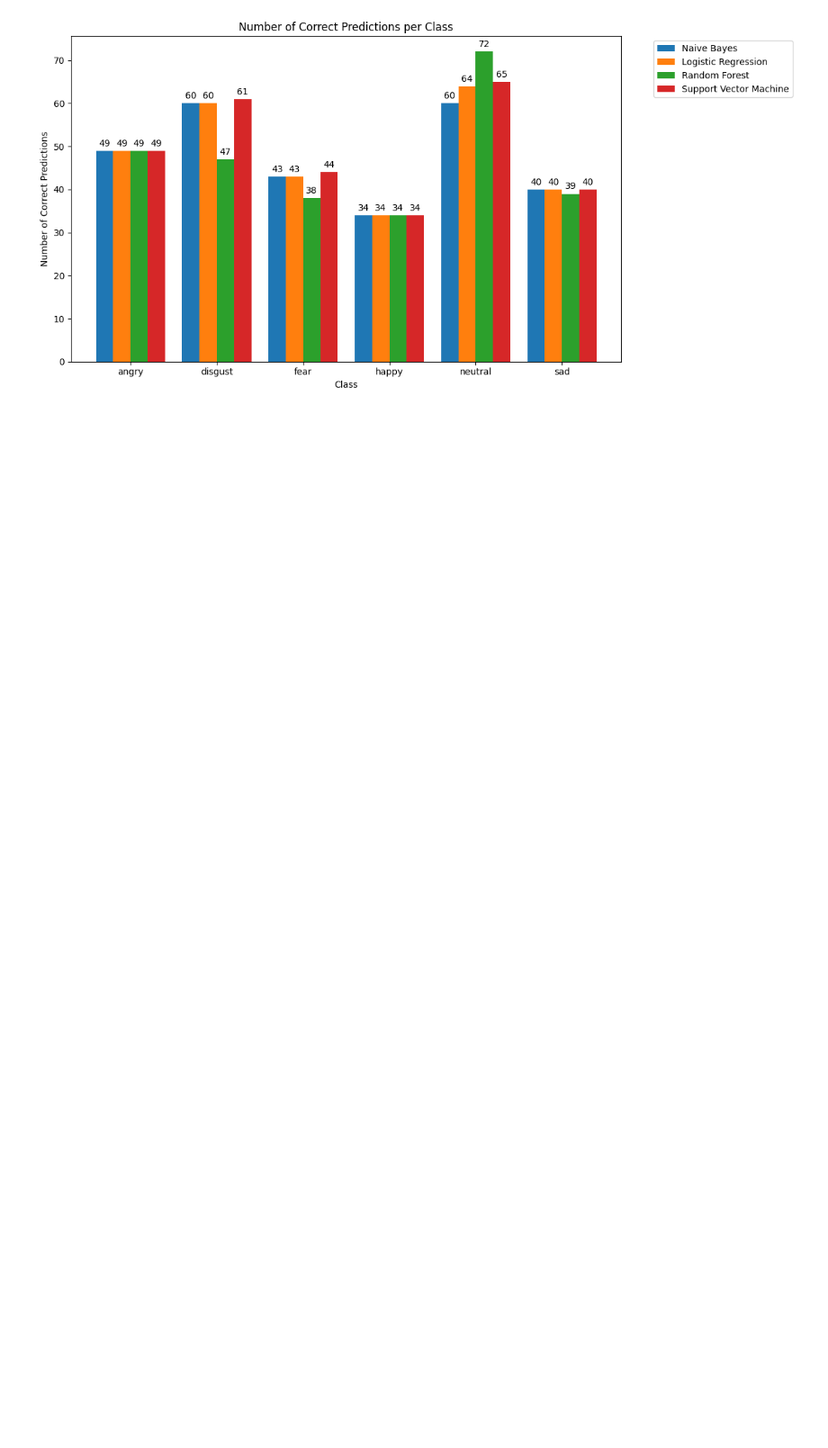
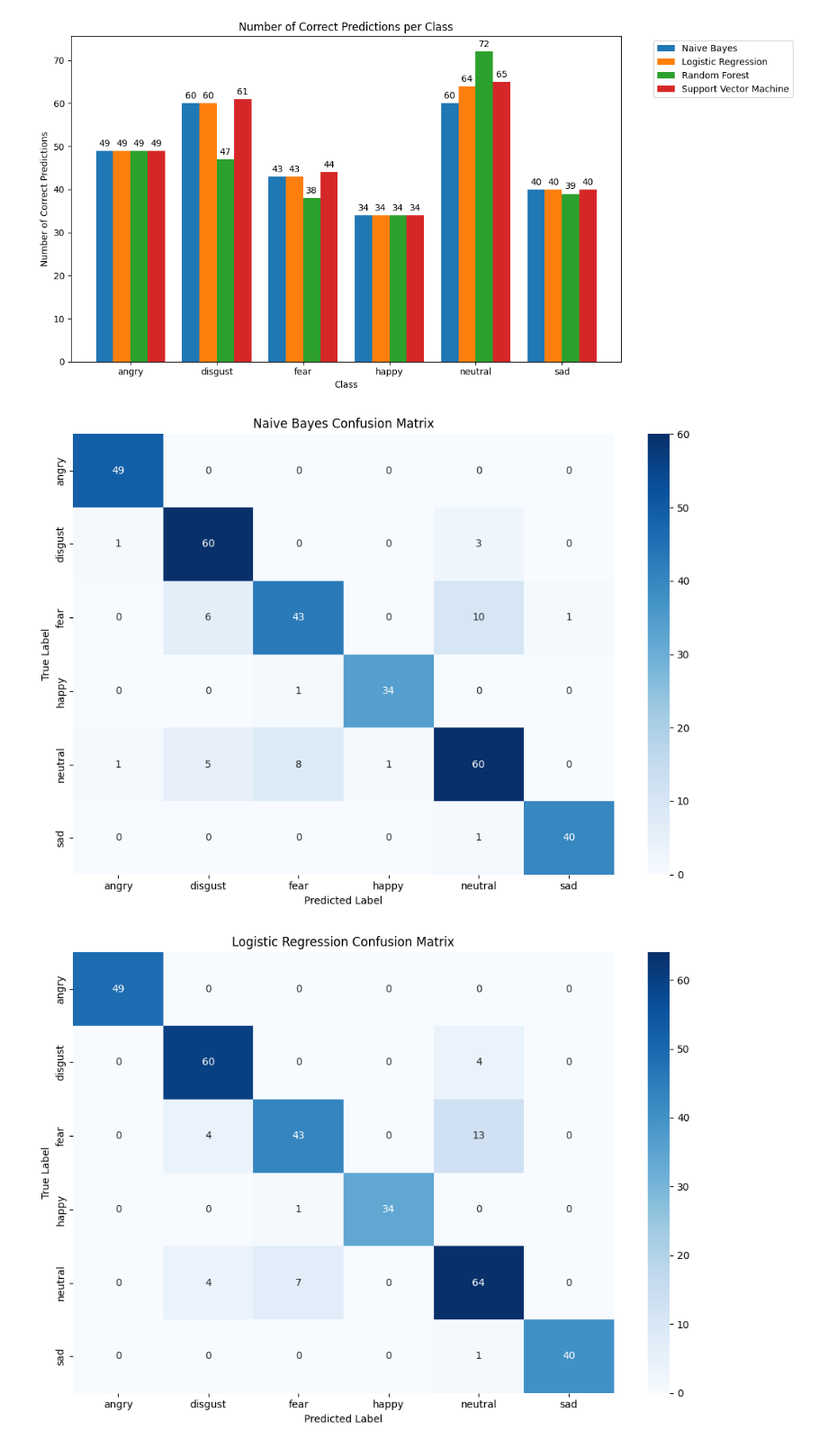
Before and after one commit to Grace6687003/Senior_Project_Text_Mining, a Jupyter notebook: notebooks3/02_train_ml.ipynb, the cells around one changed output. Shown at 90% size. Drawn from its saved outputs; the diff is of its cells as text; code cells hidden in the pictures; blank space fills up the shorter version.

Commit message:
add confusion matrix to ml dl

```diff
--- a/notebooks3/02_train_ml.ipynb
+++ b/notebooks3/02_train_ml.ipynb
@@ -391,3 +391,48 @@ plt.tight_layout()
 plt.show()
 # %% [output]
 [figure]
+# %%
+import matplotlib.pyplot as plt
+import seaborn as sns
+from sklearn.metrics import confusion_matrix
+
+# ใช้ labels เดิมจากไฟล์
+labels = ["angry", "disgust", "fear", "happy", "neutral", "sad"]
+
+# ใช้ column prediction ที่ถูกสร้างจากโค้ด ML ของคุณ
+model_pred_cols = {
+    "Naive Bayes": "naive_bayes_pred",
+    "Logistic Regression": "logistic_regression_pred",
+    "Random Forest": "random_forest_pred",
+    "Support Vector Machine": "support_vector_machine_pred"
+}
+
+def plot_confusion_matrix(y_true, y_pred, model_name, labels):
+    cm = confusion_matrix(y_true, y_pred, labels=labels)
+
+    plt.figure(figsize=(10, 7))
+    sns.heatmap(
+        cm,
+        annot=True,
+        fmt="d",
+        cmap="Blues",
+        xticklabels=labels,
+        yticklabels=labels
+    )
+
+    plt.title(f"{model_name} Confusion Matrix")
+    plt.xlabel("Predicted Label")
+    plt.ylabel("True Label")
+    plt.tight_layout()
+    plt.show()
+
+for model_name, pred_col in model_pred_cols.items():
+    plot_confusion_matrix(
+        y_true=pred_df["label"],
+        y_pred=pred_df[pred_col],
+        model_name=model_name,
+        labels=labels
+    )
+# %% [output]
+[figure, added]
+[figure, added]
```
Also changed, not shown: parts of 2 cells of this notebook, 5 other files.
